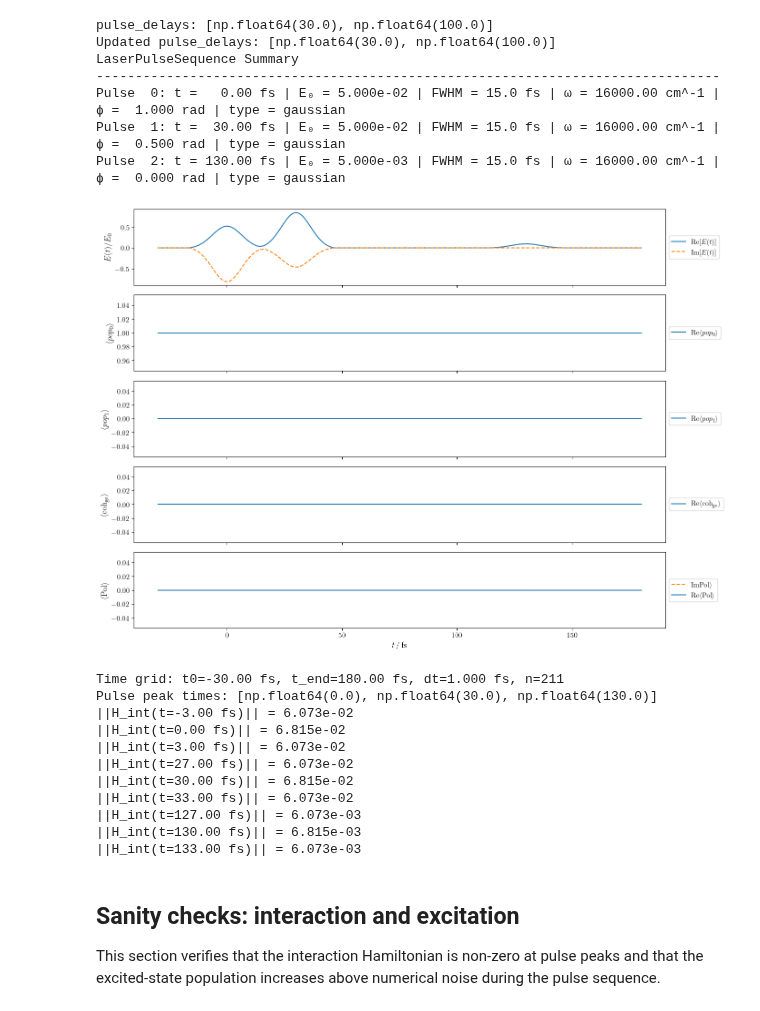
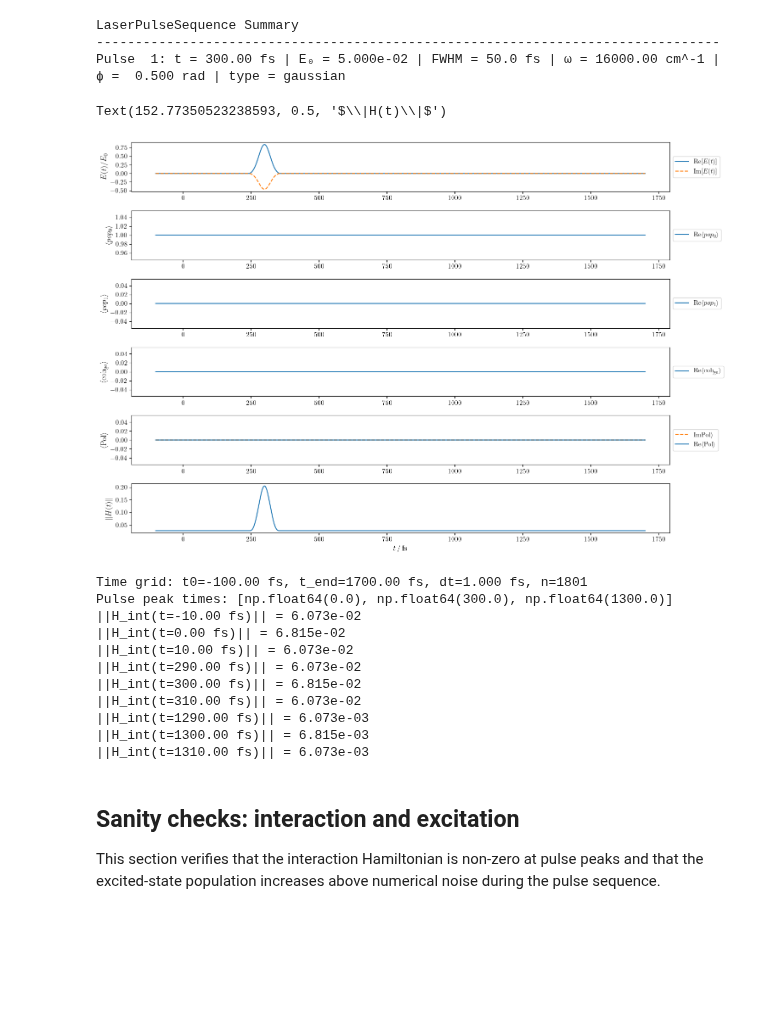
Before and after one commit to LBPhysics/2025_master_thesis_leopold_bodamer, a Jupyter notebook: code/python/notebooks/test_spectroscopy.ipynb, the cells around one changed output. Drawn from its saved outputs; the diff is of its cells as text; code cells hidden in the pictures; blank space fills up the shorter version.

```diff
--- a/code/python/notebooks/test_spectroscopy.ipynb
+++ b/code/python/notebooks/test_spectroscopy.ipynb
@@ -17,7 +17,7 @@ init_style()
 from thesis_paths import SIM_CONFIGS_DIR
 # %%
 # Build base simulation (applies CLI overrides inside)
-config_path = SIM_CONFIGS_DIR / "monomer.yaml"
+config_path = SIM_CONFIGS_DIR / "template.yaml"
 sim_oqs, time_cut = create_base_sim_oqs(config_path)
 # %% [output]
 🔧 Configured to use max_workers=8 for parallel tasks.
@@ -116,50 +116,47 @@ Pulse  2: t = 130.00 fs | E₀ = 5.000e-03 | FWHM = 15.0 fs | ω = 16000.00 cm^-
 # %%
-pulse_delays = sim_oqs.laser.pulse_delays
-print("pulse_delays:", pulse_delays)
-# NOTE: To change delays, modify the list and reassign, e.g.:
-# ds = sim_oqs.laser.pulse_delays; ds[0] = 15.0; sim_oqs.laser.pulse_delays = ds
-sim_oqs.laser.pulse_delays = pulse_delays
-print("Updated pulse_delays:", sim_oqs.laser.pulse_delays)
+# NOTE: To change delays
 
 # Build an explicit copy (same pulses in this case)
-sim_i = sim_with_only_pulses(sim_oqs, [0, 1, 2])
+sim_i = sim_with_only_pulses(sim_oqs, [1])
 print(sim_i.laser)
 
-res = compute_evolution(sim_oqs)
+res = compute_evolution(sim_i, store_states=True)
 det_states = res.states
-
 # Times for plotting/expectation values
 times = res.times
 rwa_sl = sim_i.simulation_config.rwa_sl
 
 # Compute expectation values; pass dipole in the same basis as evolution (eigenbasis)
 dipole_op_eig = sim_i.system.to_eigenbasis(sim_i.system.dipole_op)
 expectation_values = get_expect_vals_with_RWA(
     det_states,
     times,
     sim_i.system.n_atoms,
     sim_i.observable_ops,
     sim_i.laser.carrier_freq_fs,
     rwa_sl=rwa_sl,
     dipole_op=dipole_op_eig,
 )
 
+fig, axes = plt.subplots(6, 1, figsize=(15, 10))
 fig_evo = plot_example_evo(
     times,
     expectation_values,
     sim_i.laser,
     rwa_sl=rwa_sl,
     observable_strs=sim_i.observable_strs,
+    ax=axes
 )
+norms_all = np.array([sim_i.evo_obj(t).norm() for t in times])
+
+axes[-1].plot(times, norms_all)
+axes[-1].set_ylabel(r"$\|H(t)\|$")
 # %% [output]
-pulse_delays: [np.float64(30.0), np.float64(100.0)]
-Updated pulse_delays: [np.float64(30.0), np.float64(100.0)]
 LaserPulseSequence Summary
 --------------------------------------------------------------------------------
-Pulse  0: t =   0.00 fs | E₀ = 5.000e-02 | FWHM = 15.0 fs | ω = 16000.00 cm^-1 | ϕ =  1.000 rad | type = gaussian
-Pulse  1: t =  30.00 fs | E₀ = 5.000e-02 | FWHM = 15.0 fs | ω = 16000.00 cm^-1 | ϕ =  0.500 rad | type = gaussian
-Pulse  2: t = 130.00 fs | E₀ = 5.000e-03 | FWHM = 15.0 fs | ω = 16000.00 cm^-1 | ϕ =  0.000 rad | type = gaussian
+Pulse  1: t = 300.00 fs | E₀ = 5.000e-02 | FWHM = 50.0 fs | ω = 16000.00 cm^-1 | ϕ =  0.500 rad | type = gaussian
+Text(152.77350523238593, 0.5, '$\\|H(t)\\|$')
-[figure, old version]
+[figure, new version]
 # %%
 # Quick diagnostics: pulse timings vs time grid and interaction strength samples
 import numpy as _np
@@ -181,17 +178,17 @@ if isinstance(sim_oqs, _Sim):
 else:
     print("sim_oqs is not a SimulationModuleOQS instance; skipping diagnostics.")
 # %% [output]
-Time grid: t0=-30.00 fs, t_end=180.00 fs, dt=1.000 fs, n=211
-Pulse peak times: [np.float64(0.0), np.float64(30.0), np.float64(130.0)]
-||H_int(t=-3.00 fs)|| = 6.073e-02
+Time grid: t0=-100.00 fs, t_end=1700.00 fs, dt=1.000 fs, n=1801
+Pulse peak times: [np.float64(0.0), np.float64(300.0), np.float64(1300.0)]
+||H_int(t=-10.00 fs)|| = 6.073e-02
 ||H_int(t=0.00 fs)|| = 6.815e-02
-||H_int(t=3.00 fs)|| = 6.073e-02
-||H_int(t=27.00 fs)|| = 6.073e-02
-||H_int(t=30.00 fs)|| = 6.815e-02
-||H_int(t=33.00 fs)|| = 6.073e-02
-||H_int(t=127.00 fs)|| = 6.073e-03
-||H_int(t=130.00 fs)|| = 6.815e-03
-||H_int(t=133.00 fs)|| = 6.073e-03
+||H_int(t=10.00 fs)|| = 6.073e-02
+||H_int(t=290.00 fs)|| = 6.073e-02
+||H_int(t=300.00 fs)|| = 6.815e-02
+||H_int(t=310.00 fs)|| = 6.073e-02
+||H_int(t=1290.00 fs)|| = 6.073e-03
+||H_int(t=1300.00 fs)|| = 6.815e-03
+||H_int(t=1310.00 fs)|| = 6.073e-03
 # %% [markdown]
 ## Sanity checks: interaction and excitation
 
```
Also changed, not shown: parts of 16 cells of this notebook, 9 other files.
